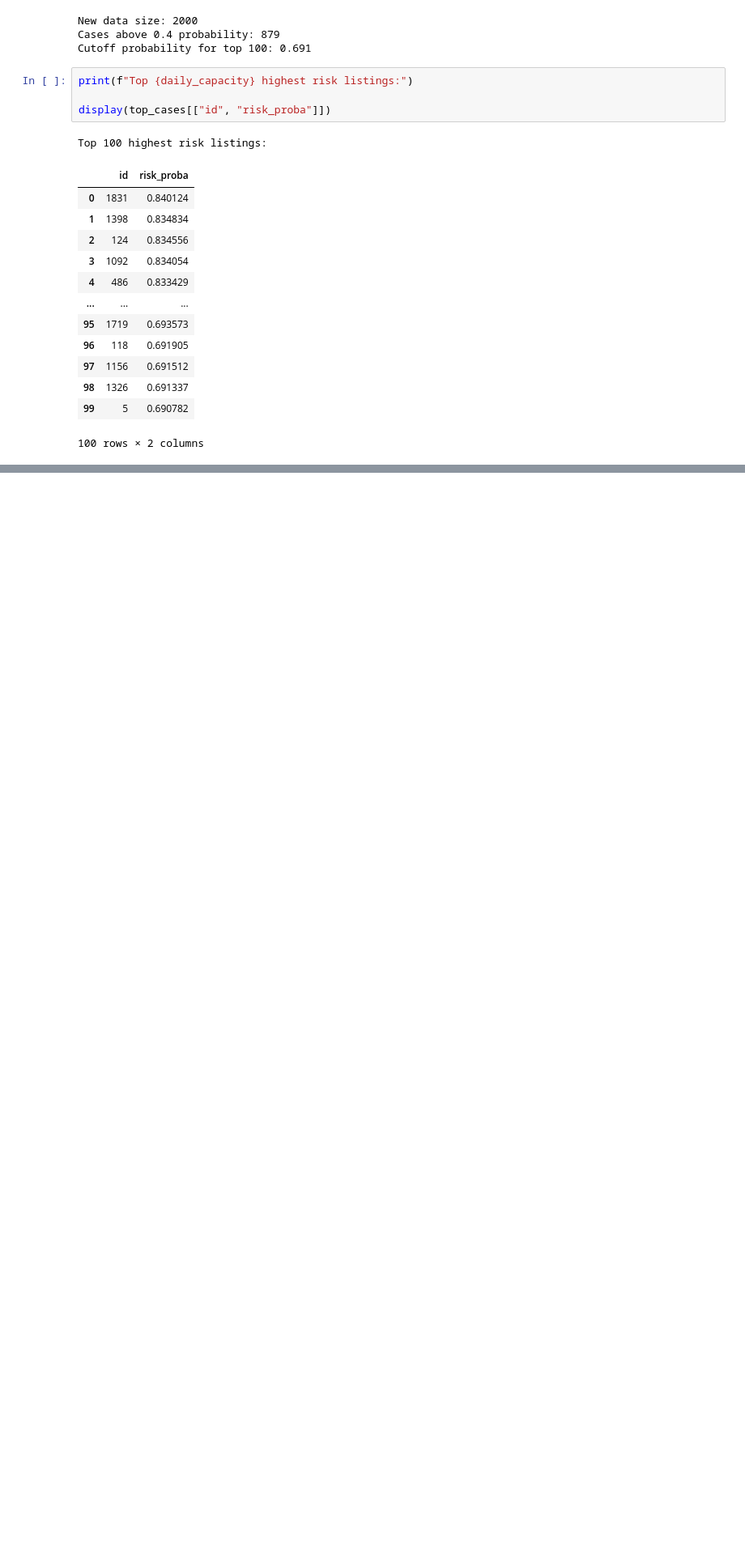
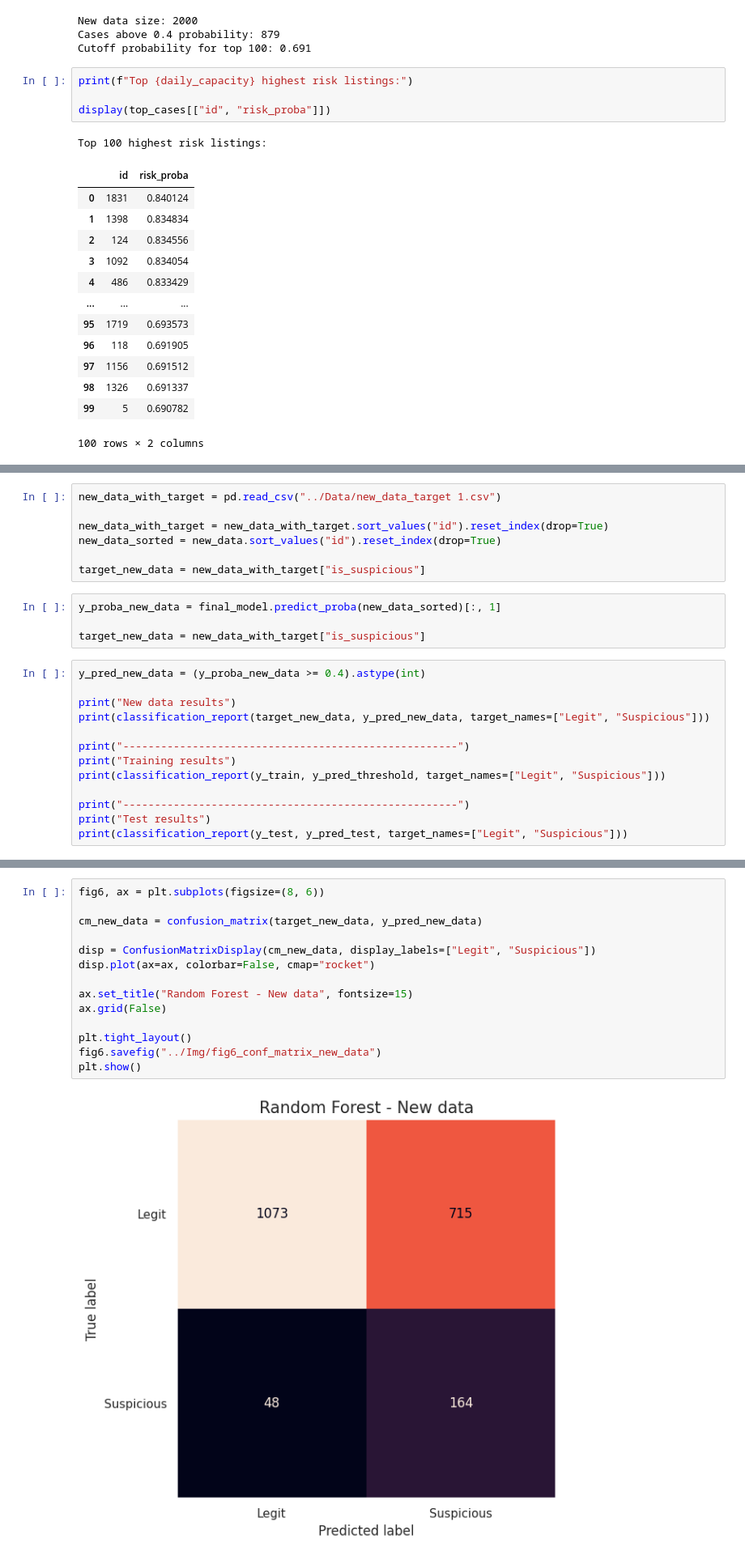
Before and after one commit to IreneGrisenti/Marketplace_Safety_Scam_detection, a Jupyter notebook: Notebooks/scam_detection_model.ipynb, the cells around one changed output, grey strips where cells are left out. Shown: that part at 81% size. Drawn from its saved outputs; the diff is of its cells as text; blank space fills up the shorter version.

Commit message:
new data evaluation

```diff
--- a/Notebooks/scam_detection_model.ipynb
+++ b/Notebooks/scam_detection_model.ipynb
@@ -809,0 +827,24 @@ Top 100 highest risk listings:
+# %%
+new_data_with_target = pd.read_csv("../Data/new_data_target 1.csv")
+
+new_data_with_target = new_data_with_target.sort_values("id").reset_index(drop=True)
+new_data_sorted = new_data.sort_values("id").reset_index(drop=True)
+
+target_new_data = new_data_with_target["is_suspicious"]
+# %%
+y_proba_new_data = final_model.predict_proba(new_data_sorted)[:, 1]
+
+target_new_data = new_data_with_target["is_suspicious"]
+# %%
+y_pred_new_data = (y_proba_new_data >= 0.4).astype(int)
+
+print("New data results")
+print(classification_report(target_new_data, y_pred_new_data, target_names=["Legit", "Suspicious"]))
+
+print("-----------------------------------------------------")
+print("Training results")
+print(classification_report(y_train, y_pred_threshold, target_names=["Legit", "Suspicious"]))
+
+print("-----------------------------------------------------")
+print("Test results")
+print(classification_report(y_test, y_pred_test, target_names=["Legit", "Suspicious"]))
@@ -809,0 +869,16 @@ Top 100 highest risk listings:
+# %%
+fig6, ax = plt.subplots(figsize=(8, 6))
+
+cm_new_data = confusion_matrix(target_new_data, y_pred_new_data)
+
+disp = ConfusionMatrixDisplay(cm_new_data, display_labels=["Legit", "Suspicious"])
+disp.plot(ax=ax, colorbar=False, cmap="rocket")
+
+ax.set_title("Random Forest - New data", fontsize=15)
+ax.grid(False)
+
+plt.tight_layout()
+fig6.savefig("../Img/fig6_conf_matrix_new_data")
+plt.show()
+# %% [output]
+[figure, added]
```
Also changed, not shown: parts of 10 cells of this notebook, 4 other files.
